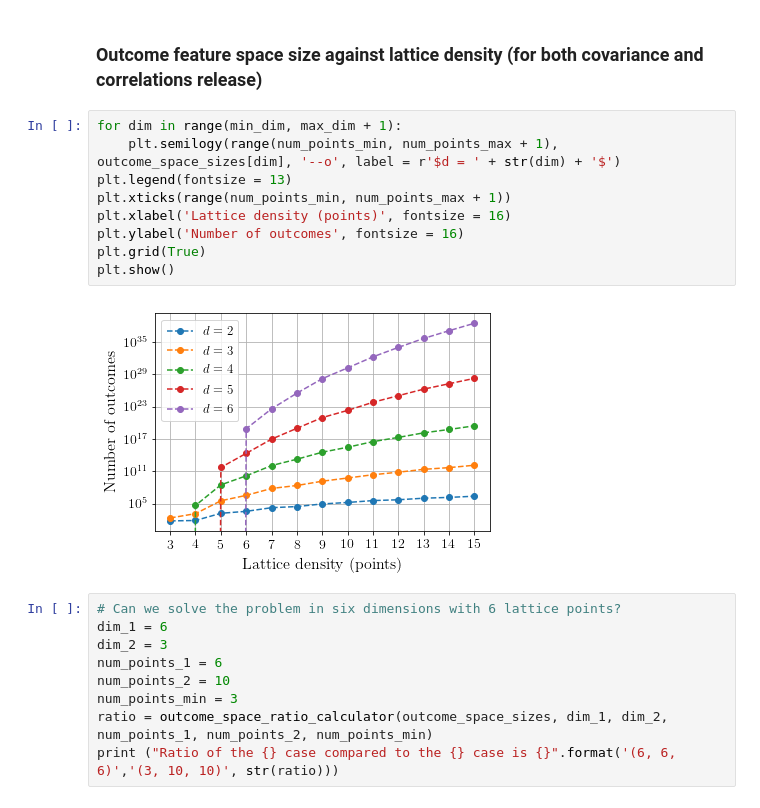
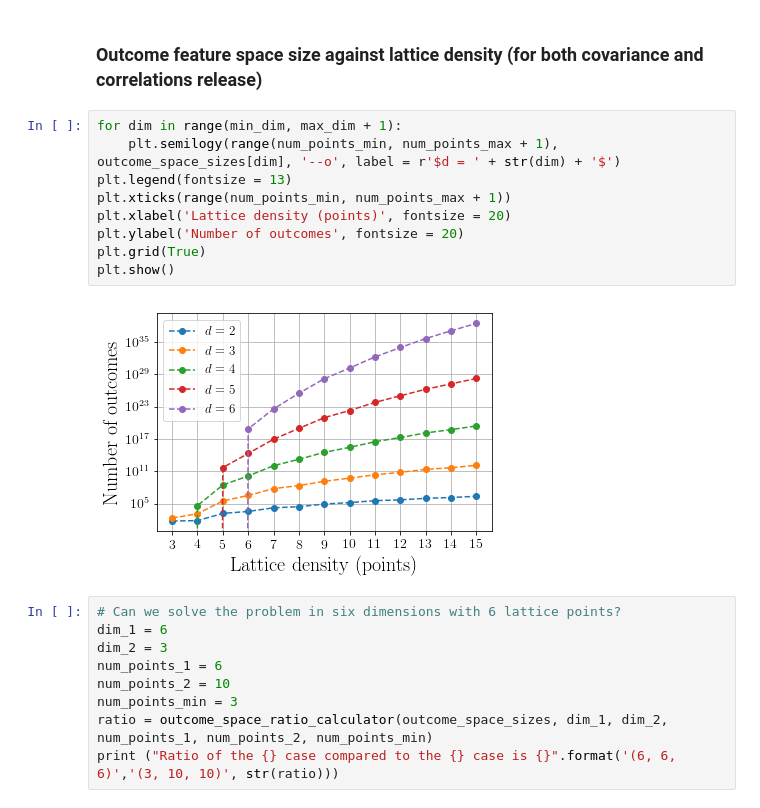
Before and after one commit to alexcoca/Thesis, a Jupyter notebook: Outcome_space_analysis.ipynb, the cells around one changed output. Drawn from its saved outputs; the diff is of its cells as text.

```diff
--- a/Outcome_space_analysis.ipynb
+++ b/Outcome_space_analysis.ipynb
@@ -69,14 +69,14 @@ with open(path + experiment_name, 'wb') as container:
 # %%
 for dim in range(min_dim, max_dim + 1):
     plt.semilogy(range(num_points_min, num_points_max + 1), outcome_space_sizes[dim], '--o', label = r'$d = ' + str(dim) + '$')
 plt.legend(fontsize = 13)
 plt.xticks(range(num_points_min, num_points_max + 1))
-plt.xlabel('Lattice density (points)', fontsize = 16)
-plt.ylabel('Number of outcomes', fontsize = 16)
+plt.xlabel('Lattice density (points)', fontsize = 20)
+plt.ylabel('Number of outcomes', fontsize = 20)
 plt.grid(True)
 plt.show()
 # %% [output]
-[figure, old version]
+[figure, new version]
 # %%
 # Can we solve the problem in six dimensions with 6 lattice points?
 dim_1 = 6
```
Also changed, not shown: parts of 7 cells of this notebook.
